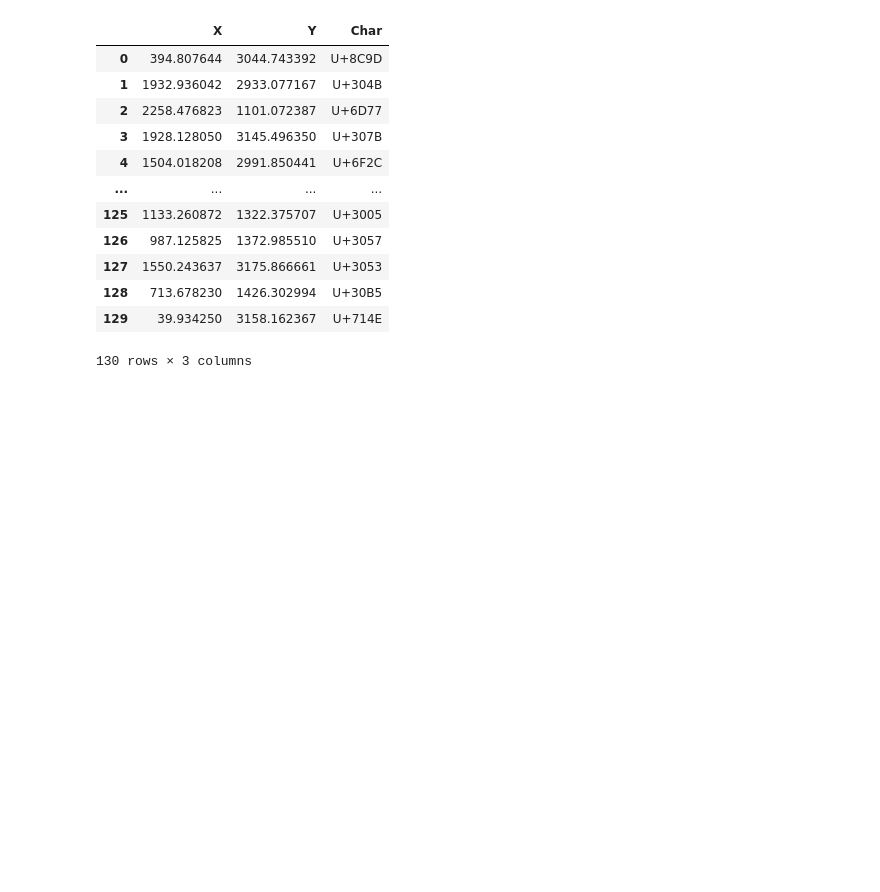
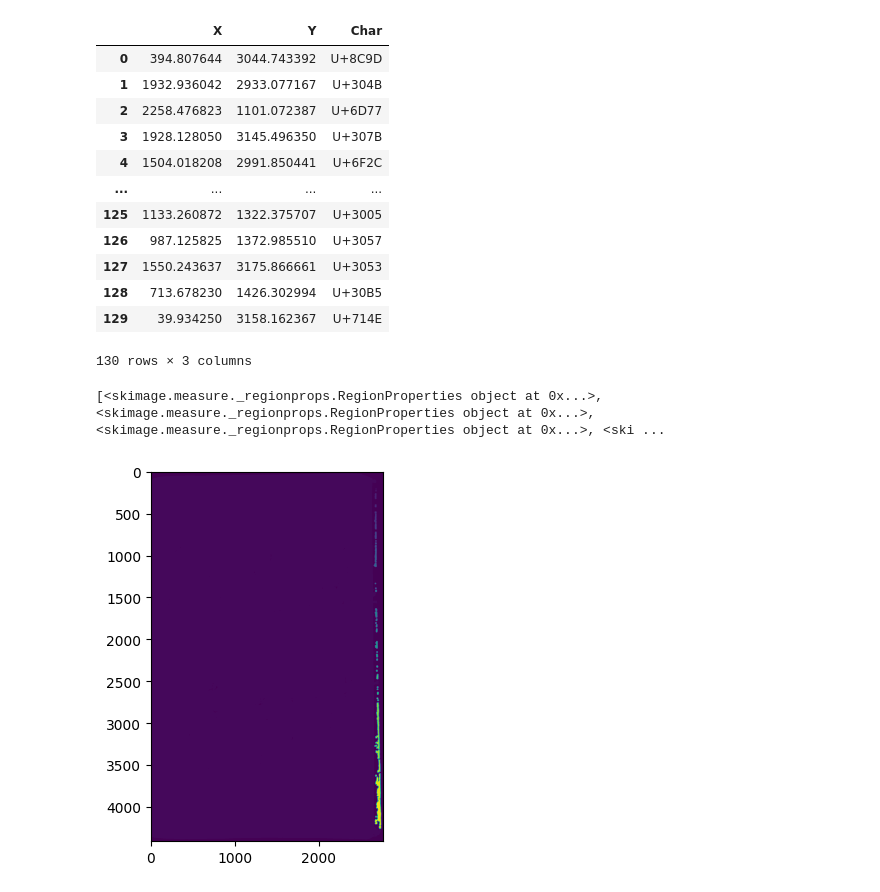
Before and after one commit to aumahesh-mids/kuzushiji-recognition, a Jupyter notebook: thanya.ipynb, the cells around one changed output. Cells and saved outputs as stored; diff of their text form; code cells hidden in the pictures; blank space fills up the shorter version.

```diff
--- a/thanya.ipynb
+++ b/thanya.ipynb
@@ -261,0 +335,5 @@ clustering_df
+# %%
+blob_detection('/home/ec2-user/code/restor-ai-tion/data/full/200021763/images/200021763_00016_1.jpg')
+# %% [output]
+[<skimage.measure._regionprops.RegionProperties object at 0x...>, <skimage.measure._regionprops.RegionProperties object at 0x...>, <skimage.measure._regionprops.RegionProperties object at 0x...>, <ski ...
+[figure, added]
```
Also changed, not shown: parts of 21 cells of this notebook, 1 other file.
